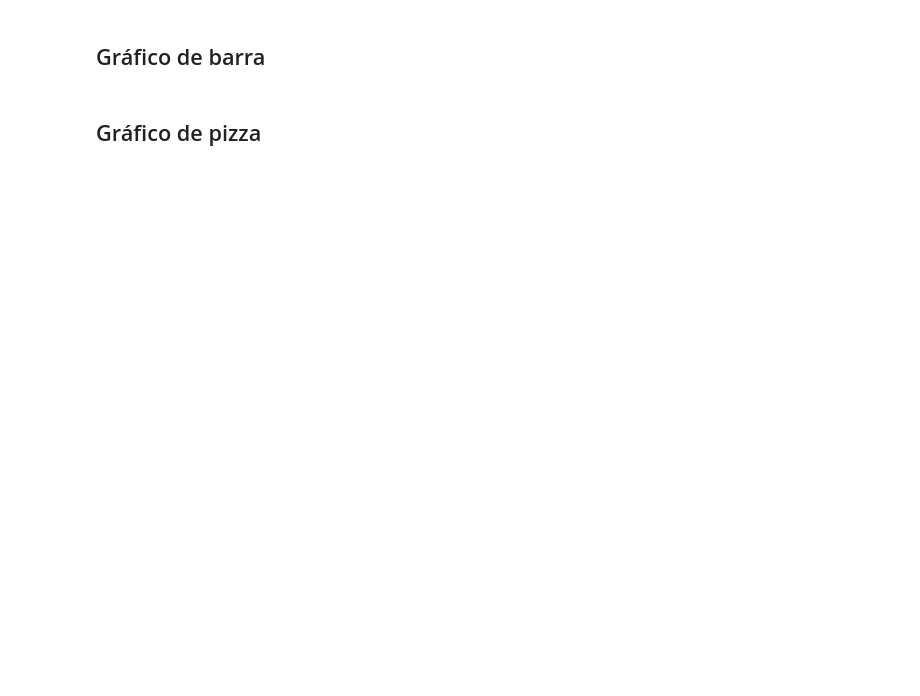
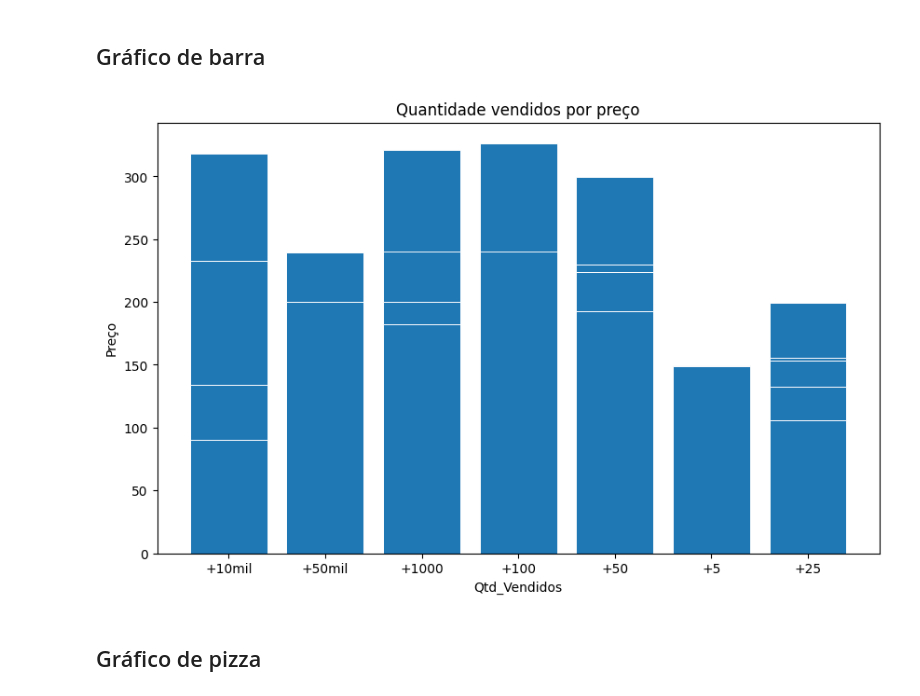
Before and after one commit to IgorAlvaredo/data_analysis_notebook, a Jupyter notebook: DataVisualization/practice.ipynb, the cells around one changed output. Saved outputs shown, nothing was run; the diff lists cells and outputs as text; code cells hidden in the pictures; blank space fills up the shorter version.

```diff
--- a/DataVisualization/practice.ipynb
+++ b/DataVisualization/practice.ipynb
@@ -28,4 +63,19 @@ KeyError: 'preco'
 # %% [markdown]
 ## Gráfico de barra
+# %%
+# print(df.nunique())
+# print(df.info())
+plt.figure(figsize=(10, 6))
+# make data:
+x = df['Qtd_Vendidos']
+y = df['Preço']
+
+plt.bar(x, y, edgecolor="white", linewidth=0.7)
+plt.title('Quantidade vendidos por preço')
+plt.xlabel('Qtd_Vendidos')  # Corrigir eixo X
+plt.ylabel('Preço')
+plt.show()
+# %% [output]
+[figure, added]
 # %% [markdown]
 ## Gráfico de pizza
```
Also changed, not shown: parts of 10 cells of this notebook.
